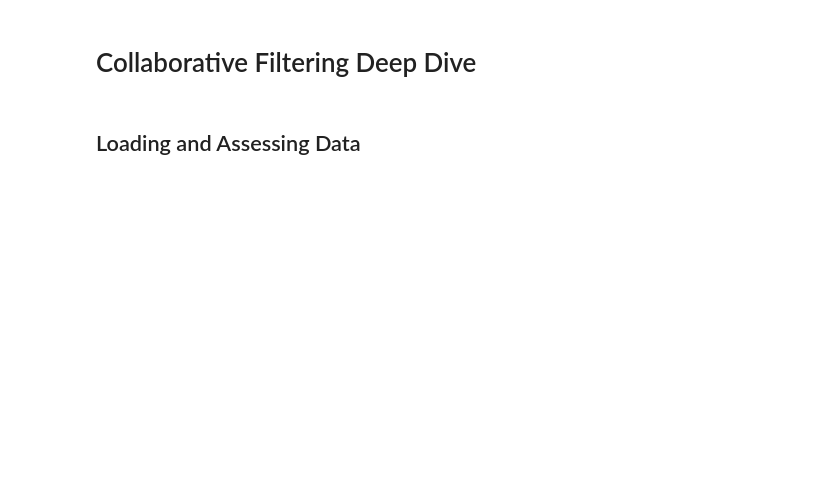
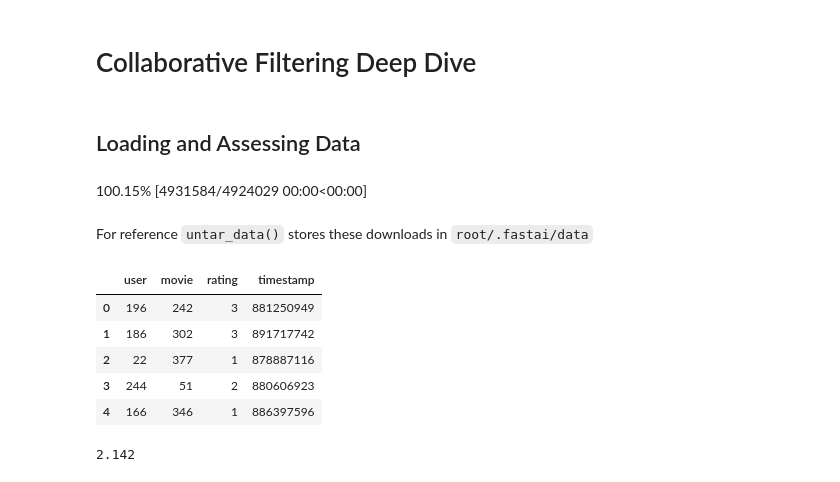
Before and after one commit to bachaudhry/FastAI-22-23, a Jupyter notebook: FastAI_2022_Collaborative_Filtering.ipynb, the cells around one changed output. Cells and saved outputs as stored; diff of their text form; code cells hidden in the pictures; blank space fills up the shorter version.

```diff
--- a/FastAI_2022_Collaborative_Filtering.ipynb
+++ b/FastAI_2022_Collaborative_Filtering.ipynb
@@ -9,4 +9,35 @@ set_seed(42)
 # %% [markdown]
 ## Loading and Assessing Data
 # %%
-path = untar_data(URLS.ML_100k)
+path = untar_data(URLs.ML_100k)
+# %% [output]
+100.15% [4931584/4924029 00:00<00:00]
+# %% [markdown]
+For reference `untar_data()` stores these downloads in `root/.fastai/data`
+# %%
+# Loading the data from the file u.data which is tab separated with 4
+# primary columns. These need to be declared when creating the dataframe
+ratings = pd.read_csv(path/'u.data', delimiter='\t', header=None,
+                      names=['user', 'movie', 'rating', 'timestamp'])
+ratings.head()
+# %% [output]
+|  | user | movie | rating | timestamp |
+| 0 | 196 | 242 | 3 | 881250949 |
+| 1 | 186 | 302 | 3 | 891717742 |
+| 2 | 22 | 377 | 1 | 878887116 |
+| 3 | 244 | 51 | 2 | 880606923 |
+| 4 | 166 | 346 | 1 | 886397596 |
+# %%
+# If we already had data on users and their demographics, coupled with
+# their movie preferences, then this would be a straight forward exercise in
+# calculating dot products like below.
+# The movie Last Skywalker would have a set of scores for science-fiction,
+# lots of action, and not very old i.e...
+last_skywalker = np.array([0.98, 0.9, -0.9])
+# a user, on the other hand, might like sci-fi movies with lots of action which
+# aren't very old i.e.
+user1 = np.array([0.9, 0.8, -0.6])
+# The combination, or dot product would give a recommendation score of
+round((user1 * last_skywalker).sum(), 3)
+# %% [output]
+2.142
```
Also changed, not shown: parts of 6 cells of this notebook.
